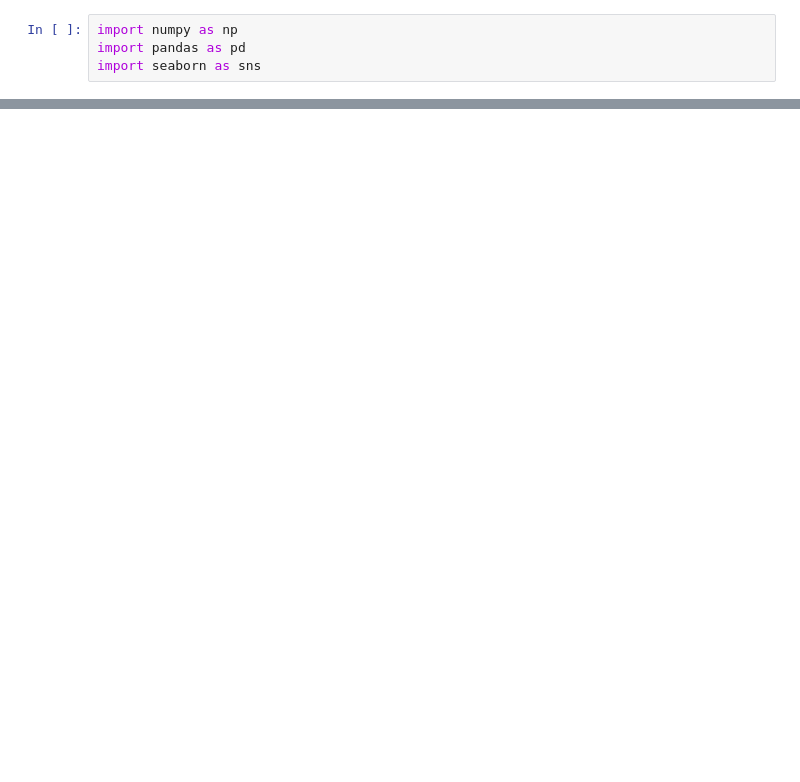
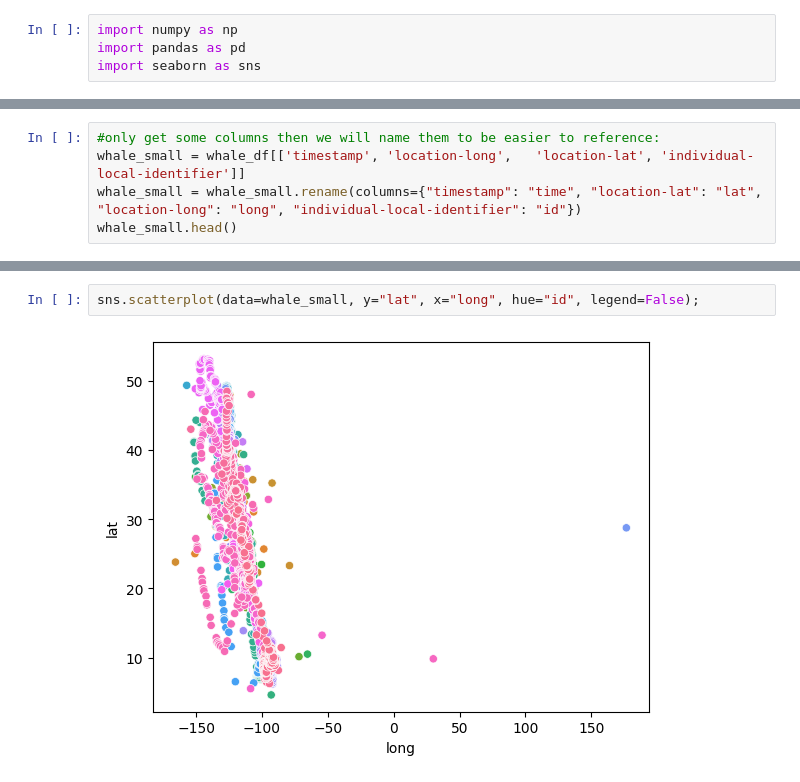
Before and after one commit to alyghanson/migration, a Jupyter notebook: whales/whales.ipynb, the cells around one changed output, grey strips where cells are left out. Saved outputs shown, nothing was run; the diff lists cells and outputs as text; blank space fills up the shorter version.

```diff
--- a/whales/whales.ipynb
+++ b/whales/whales.ipynb
@@ -58,0 +12,5 @@ sns.histplot(whale_df[whale_df['tag-local-identifier'] == '2008CR-ST15-01388'].t
+# %%
+#only get some columns then we will name them to be easier to reference:
+whale_small = whale_df[['timestamp', 'location-long',	'location-lat', 'individual-local-identifier']]
+whale_small = whale_small.rename(columns={"timestamp": "time", "location-lat": "lat", "location-long": "long", "individual-local-identifier": "id"})
+whale_small.head()
@@ -58,0 +32,4 @@ sns.histplot(whale_df[whale_df['tag-local-identifier'] == '2008CR-ST15-01388'].t
+# %%
+sns.scatterplot(data=whale_small, y="lat", x="long", hue="id", legend=False);
+# %% [output]
+[figure, added]
```
Also changed, not shown: parts of 11 cells of this notebook, 6 other files.
